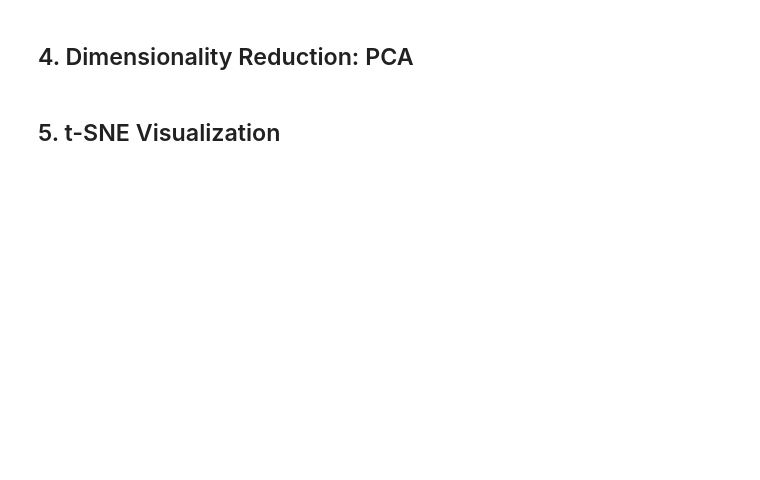
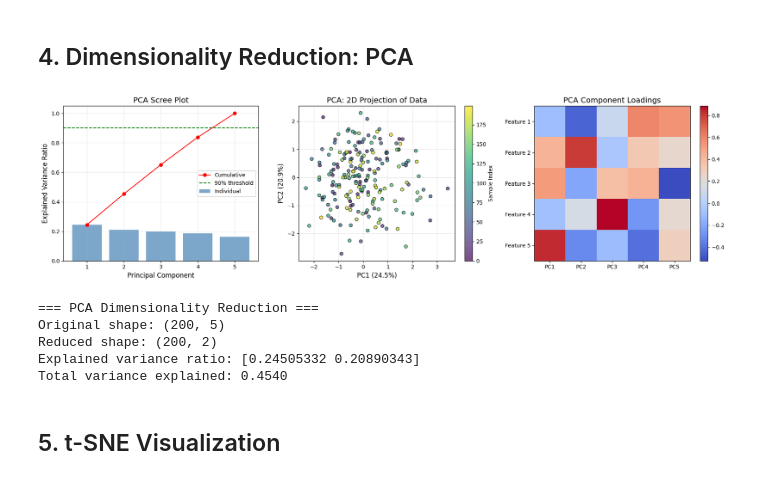
Before and after one commit to magic-meer/AI-ML-Fellowship-2026, a Jupyter notebook: Week7-Unsupervised-Learning/Unsupervised_Learning_Task12.ipynb, the cells around one changed output. Drawn from its saved outputs; the diff is of its cells as text; code cells hidden in the pictures; blank space fills up the shorter version.

```diff
--- a/Week7-Unsupervised-Learning/Unsupervised_Learning_Task12.ipynb
+++ b/Week7-Unsupervised-Learning/Unsupervised_Learning_Task12.ipynb
@@ -159,2 +233,62 @@ print(f"Total variance explained: {sum(pca.explained_variance_ratio_):.4f}")
+# %%
+# Generate higher-dimensional data with structure
+np.random.seed(42)
+X_high = np.random.randn(200, 5)
+
+# Apply PCA
+pca = PCA()
+X_pca_full = pca.fit_transform(X_high)
+
+# Explained variance analysis
+explained_variance = pca.explained_variance_ratio_
+cumulative_variance = np.cumsum(explained_variance)
+
+fig, axes = plt.subplots(1, 3, figsize=(18, 5))
+
+# Scree Plot
+axes[0].bar(range(1, 6), explained_variance, alpha=0.7, color='steelblue', label='Individual')
+axes[0].plot(range(1, 6), cumulative_variance, 'ro-', label='Cumulative')
+axes[0].axhline(y=0.9, color='g', linestyle='--', label='90% threshold')
+axes[0].set_xlabel('Principal Component', fontsize=12)
+axes[0].set_ylabel('Explained Variance Ratio', fontsize=12)
+axes[0].set_title('PCA Scree Plot', fontsize=14)
+axes[0].legend()
+axes[0].grid(True, alpha=0.3)
+
+# 2D PCA Projection
+pca_2d = PCA(n_components=2)
+X_pca = pca_2d.fit_transform(X_high)
+scatter = axes[1].scatter(X_pca[:, 0], X_pca[:, 1], c=np.arange(len(X_pca)), cmap='viridis', alpha=0.7, edgecolors='black')
+axes[1].set_xlabel(f'PC1 ({pca_2d.explained_variance_ratio_[0]*100:.1f}%)', fontsize=12)
+axes[1].set_ylabel(f'PC2 ({pca_2d.explained_variance_ratio_[1]*100:.1f}%)', fontsize=12)
+axes[1].set_title('PCA: 2D Projection of Data', fontsize=14)
+axes[1].grid(True, alpha=0.3)
+plt.colorbar(scatter, ax=axes[1], label='Sample Index')
+
+# Component Loadings Heatmap
+loadings = pca.components_.T * np.sqrt(pca.explained_variance_)
+im = axes[2].imshow(loadings, cmap='coolwarm', aspect='auto')
+axes[2].set_xticks(range(5))
+axes[2].set_xticklabels([f'PC{i+1}' for i in range(5)])
+axes[2].set_yticks(range(5))
+axes[2].set_yticklabels([f'Feature {i+1}' for i in range(5)])
+axes[2].set_title('PCA Component Loadings', fontsize=14)
+plt.colorbar(im, ax=axes[2])
+
+plt.tight_layout()
+plt.show()
+
+print("=== PCA Dimensionality Reduction ===")
+print(f"Original shape: {X_high.shape}")
+print(f"Reduced shape: {X_pca.shape}")
+print(f"Explained variance ratio: {pca_2d.explained_variance_ratio_}")
+print(f"Total variance explained: {sum(pca_2d.explained_variance_ratio_):.4f}")
+# %% [output]
+[figure, added]
+=== PCA Dimensionality Reduction ===
+Original shape: (200, 5)
+Reduced shape: (200, 2)
+Explained variance ratio: [0.24505332 0.20890343]
+Total variance explained: 0.4540
 # %% [markdown]
 ## 5. t-SNE Visualization
```
Also changed, not shown: parts of 21 cells of this notebook, 1 other file.
